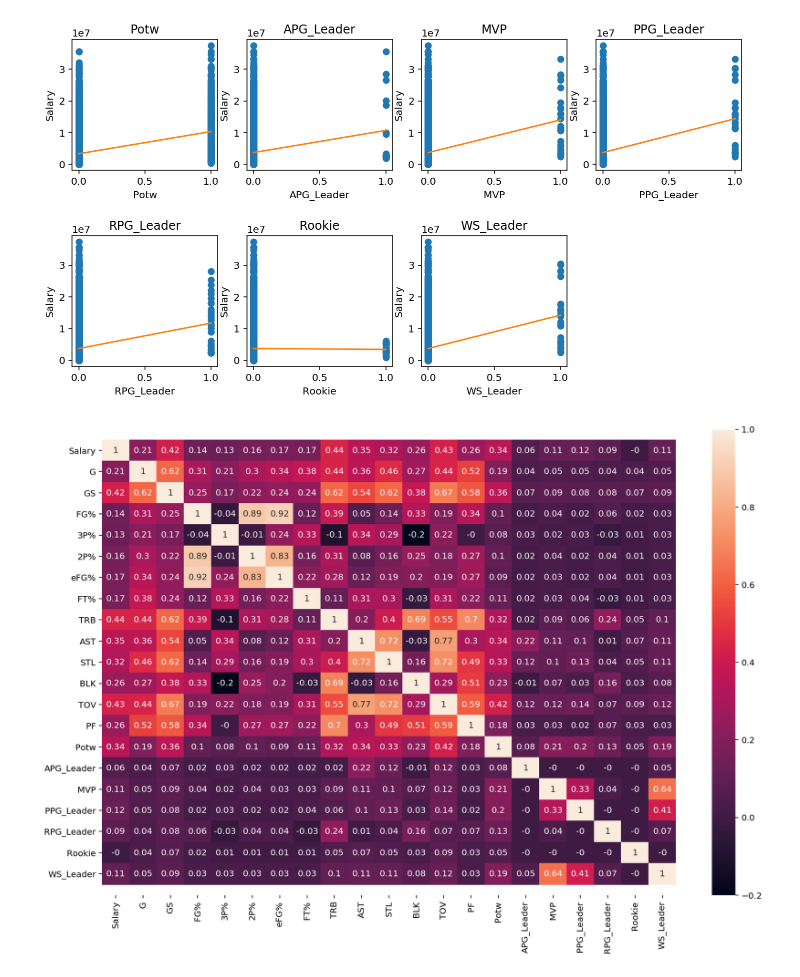
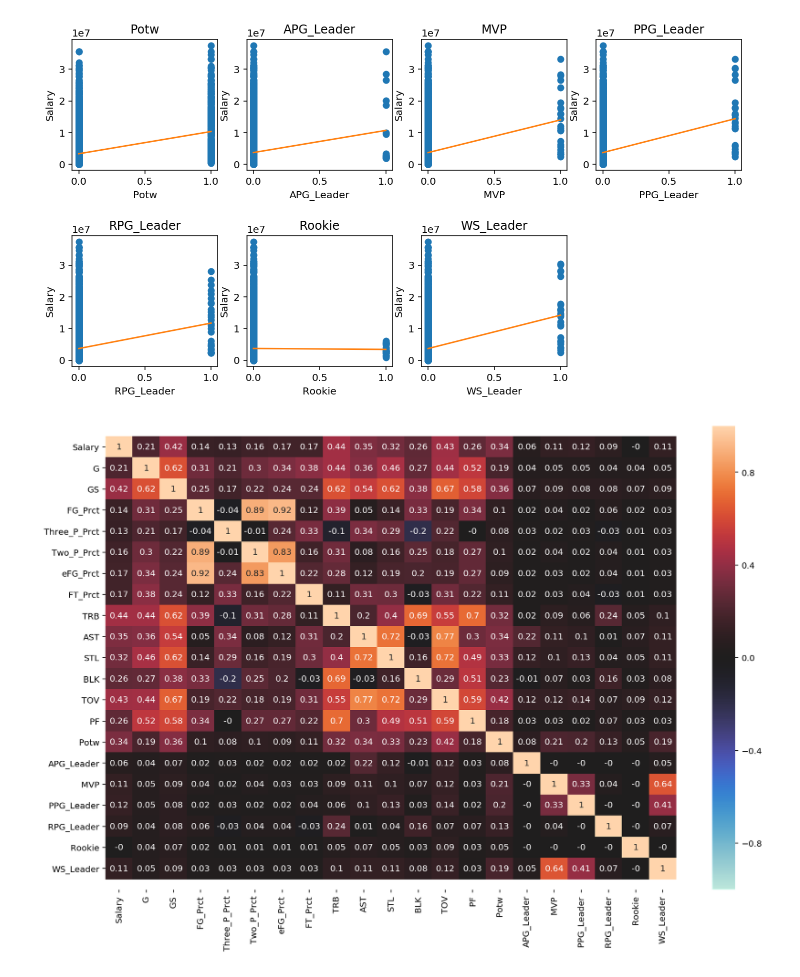
Before and after one commit to chunheisiu/NBA-POTW-Regression, a Jupyter notebook: notebooks/EDA.ipynb, the cells around one changed output. Cells and saved outputs as stored; diff of their text form; code cells hidden in the pictures.

```diff
--- a/notebooks/EDA.ipynb
+++ b/notebooks/EDA.ipynb
@@ -74,18 +81,18 @@ for i,  col in enumerate(features_title.columns):
 [figure]
 # %%
 #correlation
-columns = ['Salary', 'G', 'GS', 'FG%', '3P%',
-           '2P%', 'eFG%', 'FT%', 'TRB', 'AST',
+columns = ['Salary', 'G', 'GS', 'FG_Prct', 'Three_P_Prct',
+           'Two_P_Prct', 'eFG_Prct', 'FT_Prct', 'TRB', 'AST',
            'STL', 'BLK','TOV', 'PF', 'Potw',
            'APG_Leader', 'MVP', 'PPG_Leader',
            'RPG_Leader', 'Rookie',  'WS_Leader']
 all_data = data[columns]
 import seaborn as sns
 correlation_matrix = all_data.corr().round(2)
 # annot = True to print the values inside the square
 plt.figure(figsize = (15, 10))
-ax = sns.heatmap(data = correlation_matrix,  annot=True)
+ax = sns.heatmap(data = correlation_matrix, annot = True, vmin = -1, vmax = 1, center = 0)
 ax.set_ylim(len(columns) + 0.5, - 0.5)
 plt.show()
 # %% [output]
-[figure, old version]
+[figure, new version]
```
Also changed, not shown: parts of 13 cells of this notebook, 2 other files.
